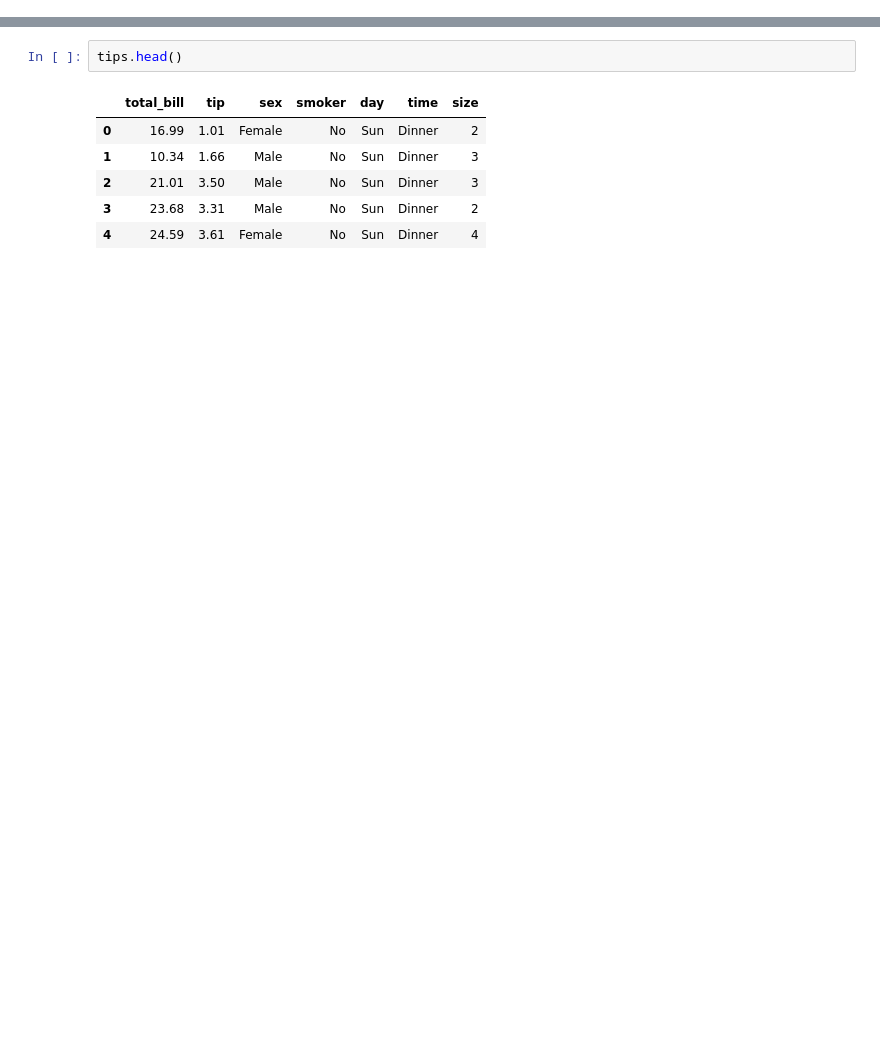
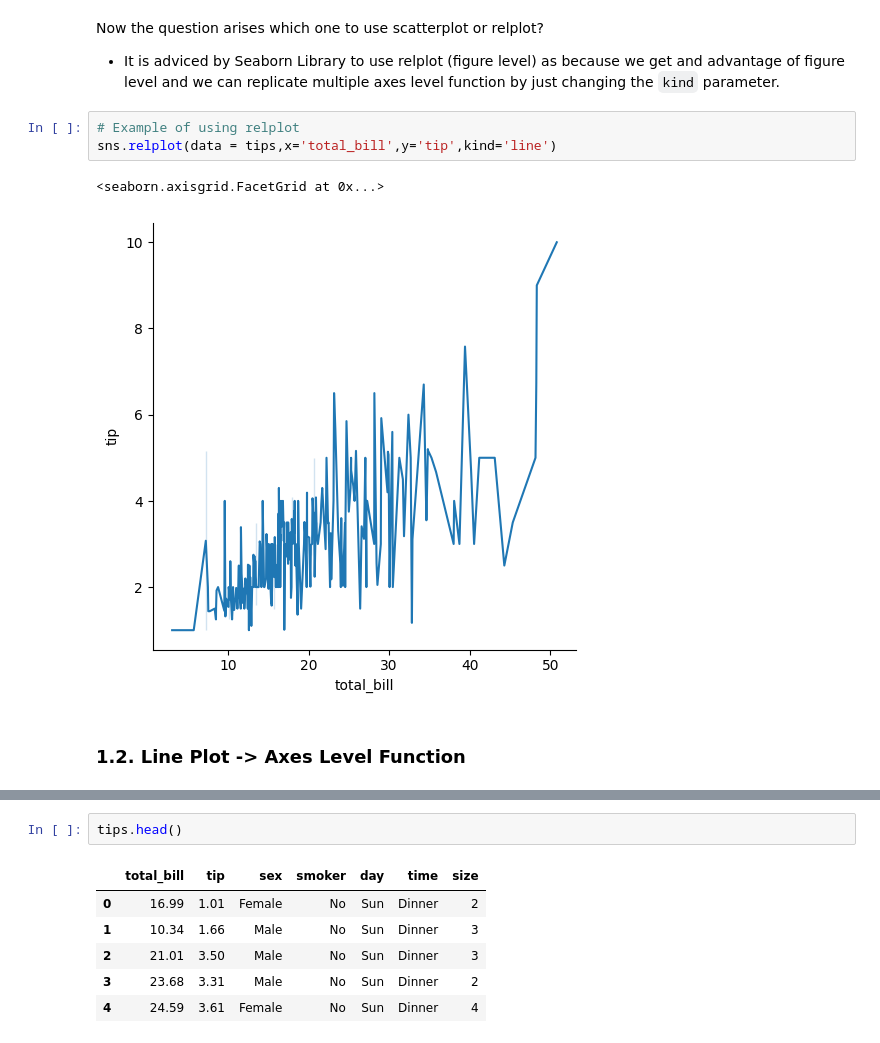
Before and after one commit to Gaurabh007/Python_Programming, a Jupyter notebook: Seaborn/01_Seaborn.ipynb, the cells around one changed output, grey strips where cells are left out. Drawn from its saved outputs; the diff is of its cells as text; blank space fills up the shorter version.

```diff
--- a/Seaborn/01_Seaborn.ipynb
+++ b/Seaborn/01_Seaborn.ipynb
@@ -45,0 +79,11 @@ tips = sns.load_dataset('tips')
+# %% [markdown]
+Now the question arises which one to use scatterplot or relplot?
+- It is adviced by Seaborn Library to use relplot (figure level) as because we get and advantage of figure level and we can replicate multiple axes level function by just changing the `kind` parameter.
+# %%
+# Example of using relplot
+sns.relplot(data = tips,x='total_bill',y='tip',kind='line')
+# %% [output]
+<seaborn.axisgrid.FacetGrid at 0x...>
+[figure, added]
+# %% [markdown]
+### 1.2. Line Plot -> Axes Level Function
```
Also changed, not shown: parts of 56 cells of this notebook.
